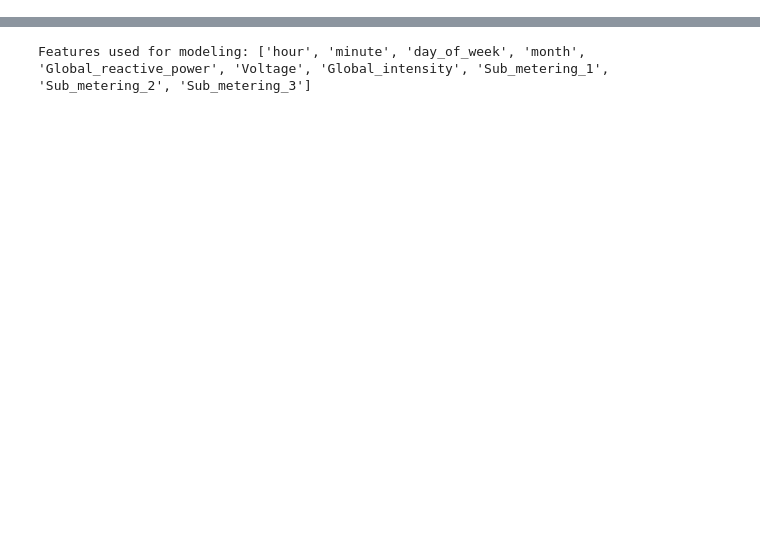
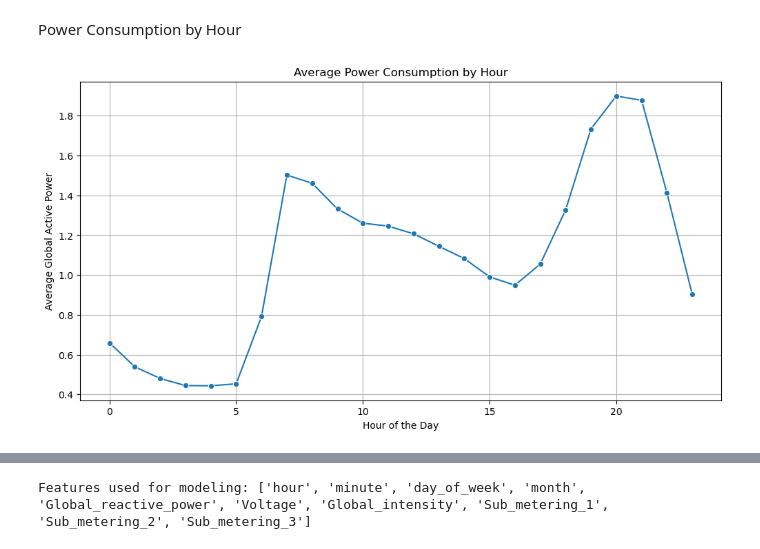
Before and after one commit to Prem1409-Div/Household-Energy-Usage-Forecast, a Jupyter notebook: final_model.ipynb, the cells around one changed output, grey strips where cells are left out. Saved outputs shown, nothing was run; the diff lists cells and outputs as text; code cells hidden in the pictures; blank space fills up the shorter version.

```diff
--- a/final_model.ipynb
+++ b/final_model.ipynb
@@ -120,0 +169,12 @@ Columns to drop: set()
+# %% [markdown]
+Power Consumption by Hour
+# %%
+plt.figure(figsize=(12, 6))
+sns.lineplot(x=data.groupby('hour')['hour'].mean(), y=data.groupby('hour')['Global_active_power'].mean(), marker="o")
+plt.xlabel("Hour of the Day")
+plt.ylabel("Average Global Active Power")
+plt.title("Average Power Consumption by Hour")
+plt.grid()
+plt.show()
+# %% [output]
+[figure, added]
```
Also changed, not shown: parts of 35 cells of this notebook.
